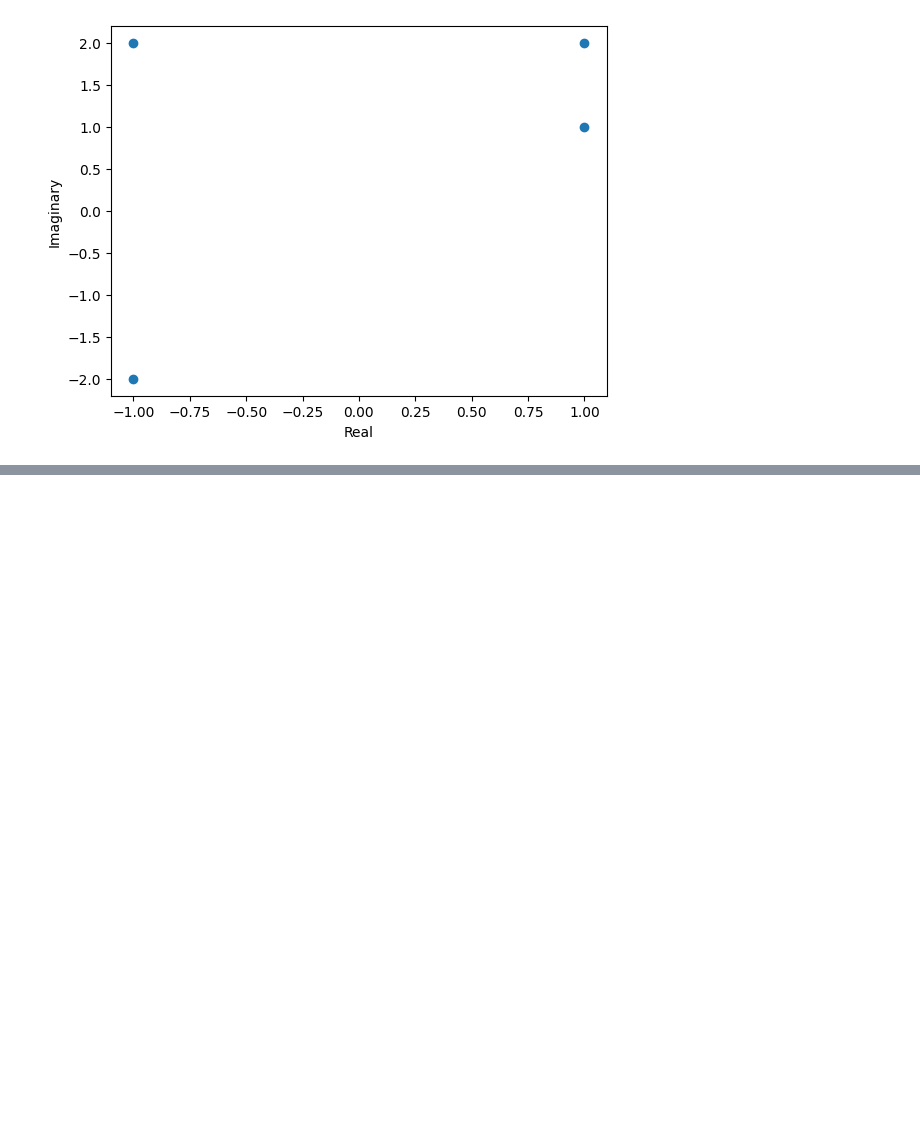
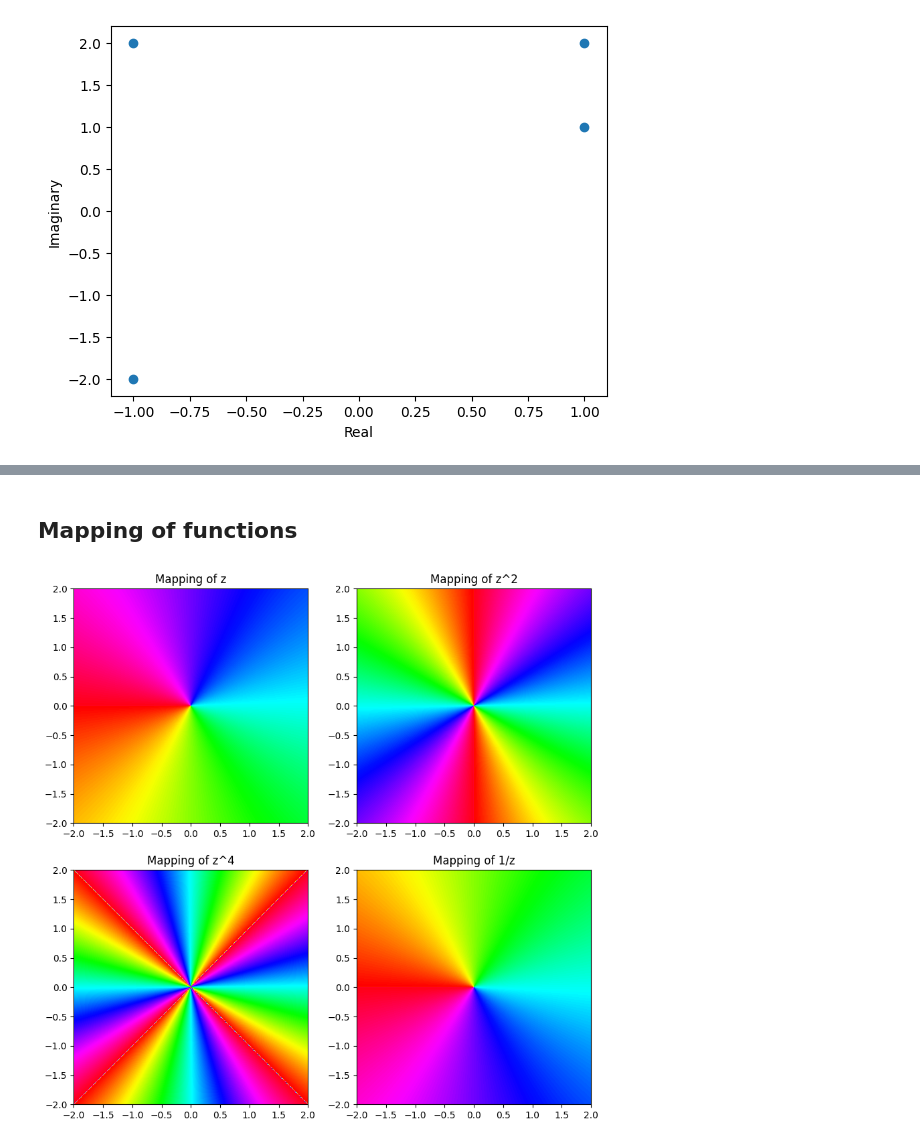
Before and after one commit to navgaur/Mathematical-Physics-III, a Jupyter notebook: Complex_UGCF.ipynb, the cells around one changed output, grey strips where cells are left out. Drawn from its saved outputs; the diff is of its cells as text; code cells hidden in the pictures; blank space fills up the shorter version.

```diff
--- a/Complex_UGCF.ipynb
+++ b/Complex_UGCF.ipynb
@@ -33,0 +95,59 @@ plt.show()
+# %% [markdown]
+## Mapping of functions
+# %%
+import numpy as np
+import matplotlib.pyplot as plt
+import cmath
+
+# Define the complex functions
+def f_zplane(z):
+    return z
+
+def f_square(z):
+    return z**2
+
+def f_four(z):
+    return z**4
+
+def f_inv(z):
+    return 1/z
+
+# Define a grid of complex numbers in the z-plane
+x = np.linspace(-2, 2, 400)
+y = np.linspace(-2, 2, 400)
+X, Y = np.meshgrid(x, y)
+Z = X + 1j * Y
+
+# Z plane
+Z_plane = f_zplane(Z)
+
+# Apply the functions to the grid to map to the w-plane
+Z_squared = f_square(Z)
+
+Z_four = f_four(Z)
+
+#
+Z_inv = f_inv(Z)
+
+# Create subplots to display the results
+fig, axes = plt.subplots(2,2, figsize=(10,10))
+
+# Plot the  z
+axes[0,0].imshow(np.angle(Z), extent=(x.min(), x.max(), y.min(), y.max()), cmap='hsv', origin='lower')
+axes[0,0].set_title('Mapping of z')
+
+# Plot the mapping of z^2
+axes[0,1].imshow(np.angle(Z_squared), extent=(x.min(), x.max(), y.min(), y.max()), cmap='hsv', origin='lower')
+axes[0,1].set_title('Mapping of z^2')
+
+# Plot the mapping of z^4
+axes[1,0].imshow(np.angle(Z_four), extent=(x.min(), x.max(), y.min(), y.max()), cmap='hsv', origin='lower')
+axes[1,0].set_title('Mapping of z^4')
+
+# Plot the mapping of 1/z
+axes[1,1].imshow(np.angle(Z_inv), extent=(x.min(), x.max(), y.min(), y.max()), cmap='hsv', origin='lower')
+axes[1,1].set_title('Mapping of 1/z')
+
+plt.show()
+# %% [output]
+[figure, added]
```
Also changed, not shown: parts of 3 cells of this notebook.
